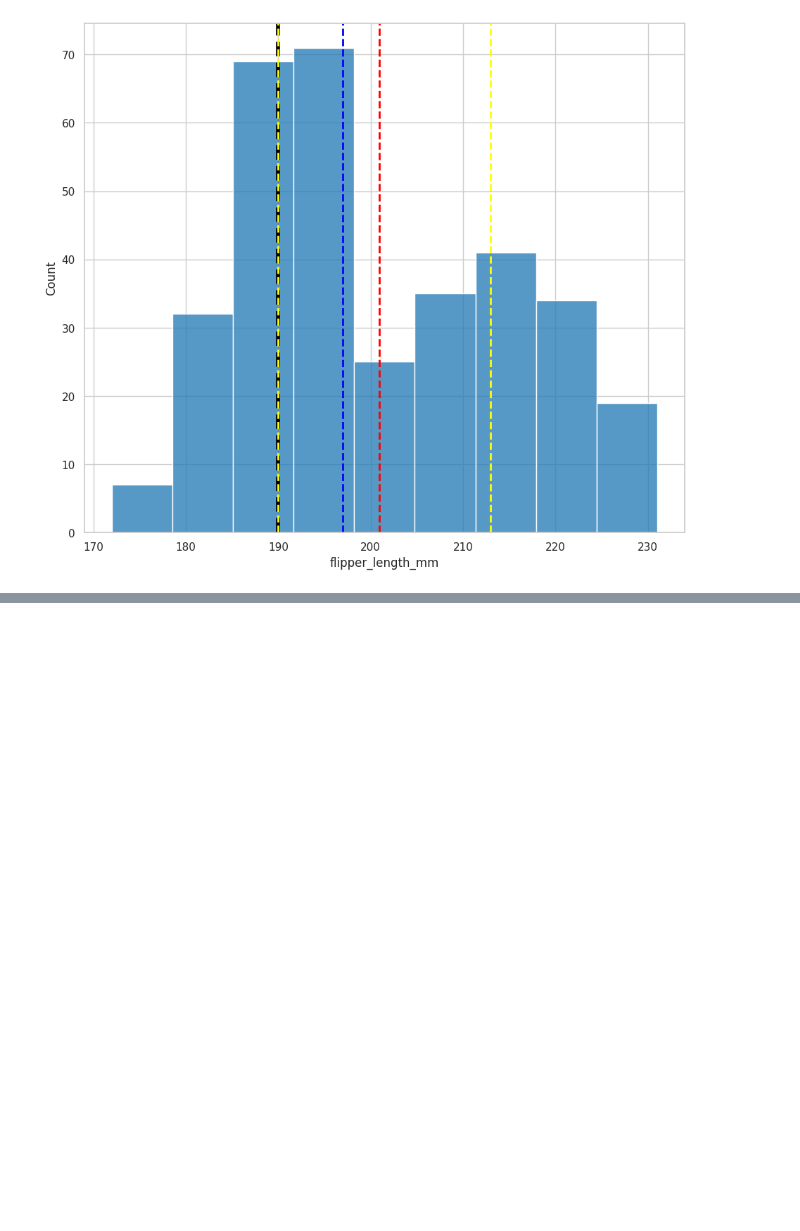
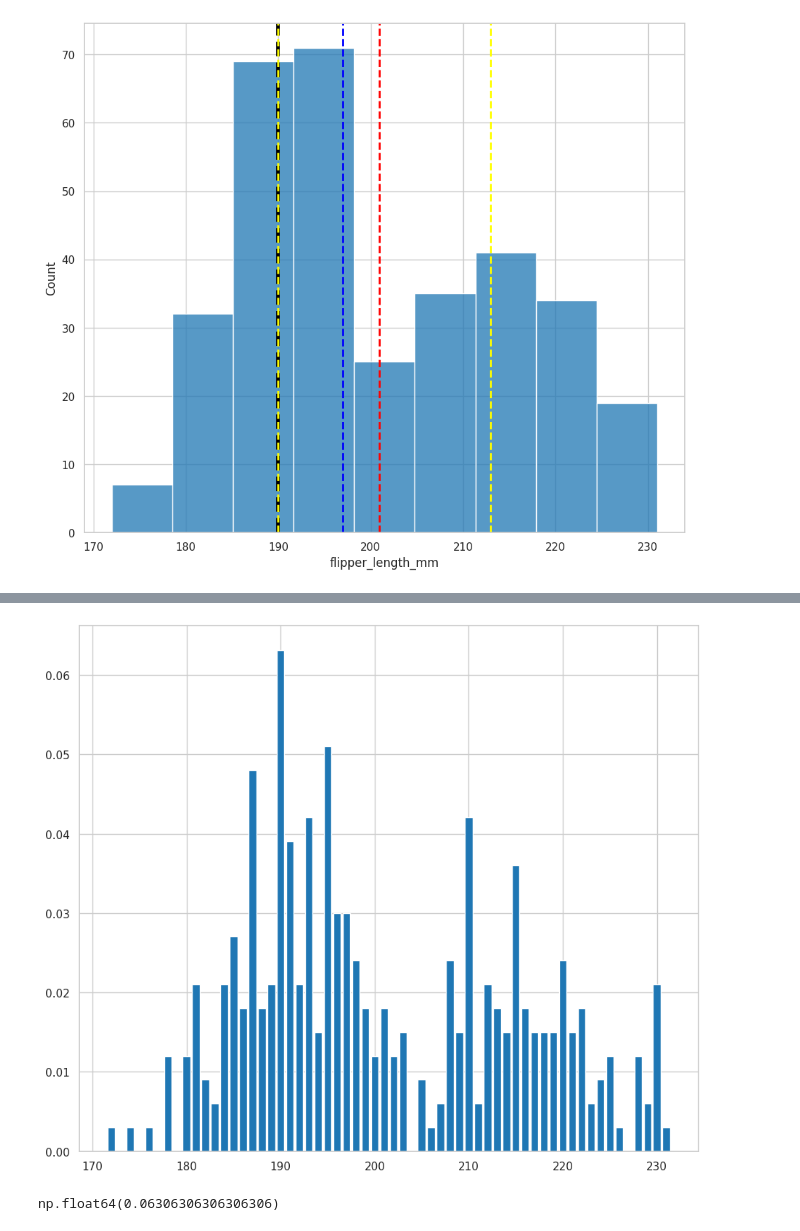
Before and after one commit to gabguagon/Py-EDA-penguins, a Jupyter notebook: penguins.ipynb, the cells around one changed output, grey strips where cells are left out. Saved outputs shown, nothing was run; the diff lists cells and outputs as text; code cells hidden in the pictures; blank space fills up the shorter version.

```diff
--- a/penguins.ipynb
+++ b/penguins.ipynb
@@ -781,0 +809,13 @@ plt.axvline(
+# %%
+# Utilizando empiricaldist
+pmf_flipper_length_mm = empiricaldist.Pmf.from_seq(
+    processed_df.flipper_length_mm,
+    normalize=True
+)
+pmf_flipper_length_mm.bar()
+# %% [output]
+[figure, added]
+# %%
+pmf_flipper_length_mm(190)
+# %% [output]
+np.float64(0.06306306306306306)
```
Also changed, not shown: parts of 12 cells of this notebook.
